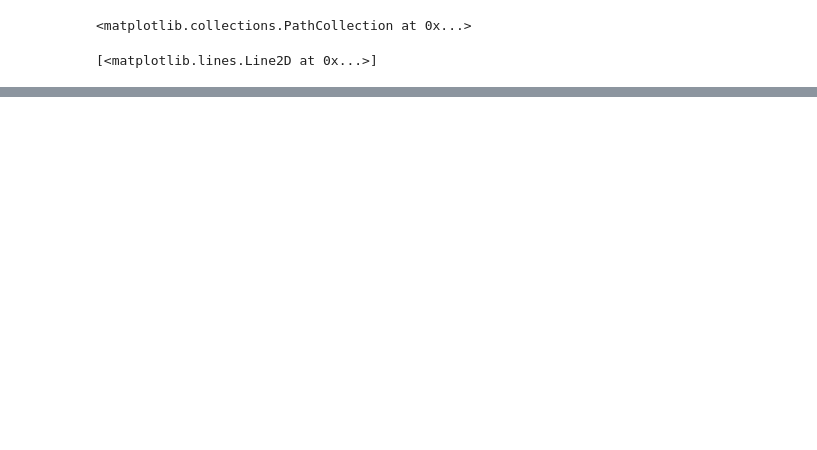
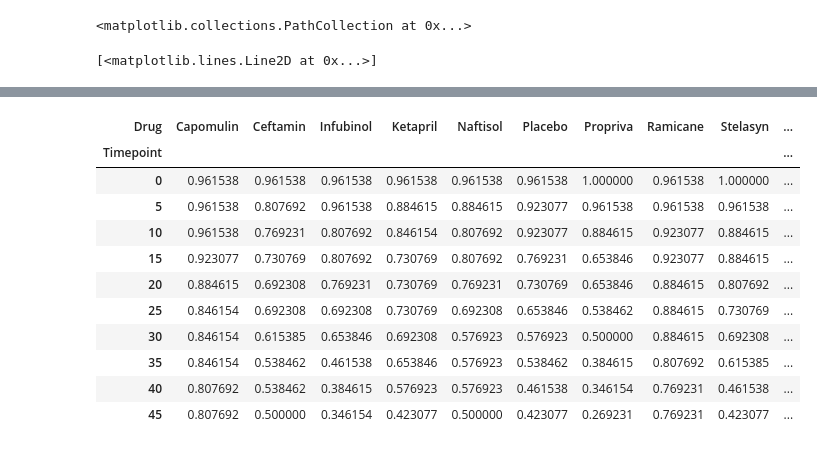
Before and after one commit to timothyyu/pymaceuticals-inc, a Jupyter notebook: main.ipynb, the cells around one changed output, grey strips where cells are left out. Cells and saved outputs as stored; diff of their text form; code cells hidden in the pictures; blank space fills up the shorter version.

```diff
--- a/main.ipynb
+++ b/main.ipynb
@@ -102,0 +144,29 @@ plt.show()
+# %%
+#Debugging
+#https://pandas.pydata.org/pandas-docs/stable/reshaping.html
+#https://pandas.pydata.org/pandas-docs/stable/generated/pandas.pivot_table.html
+def testfunc(num1):
+    num1 = float(num1)
+    percentage = num1/26
+    return percentage
+
+SR_df = merged_df.groupby(['Drug', 'Timepoint']).count()['Mouse ID']
+SR_indexreset_df = SR_df.reset_index()
+
+SR_indexreset_df= pd.pivot_table(SR_indexreset_df, index='Timepoint', columns='Drug', values='Mouse ID', aggfunc = testfunc)
+
+SR_indexreset_df= SR_indexreset_df
+SR_indexreset_df.head(45)
+# %% [output]
+| Drug | Capomulin | Ceftamin | Infubinol | Ketapril | Naftisol | Placebo | Propriva | Ramicane | Stelasyn | ... |
+| Timepoint |  |  |  |  |  |  |  |  |  | ... |
+| 0 | 0.961538 | 0.961538 | 0.961538 | 0.961538 | 0.961538 | 0.961538 | 1.000000 | 0.961538 | 1.000000 | ... |
+| 5 | 0.961538 | 0.807692 | 0.961538 | 0.884615 | 0.884615 | 0.923077 | 0.961538 | 0.961538 | 0.961538 | ... |
+| 10 | 0.961538 | 0.769231 | 0.807692 | 0.846154 | 0.807692 | 0.923077 | 0.884615 | 0.923077 | 0.884615 | ... |
+| 15 | 0.923077 | 0.730769 | 0.807692 | 0.730769 | 0.807692 | 0.769231 | 0.653846 | 0.923077 | 0.884615 | ... |
+| 20 | 0.884615 | 0.692308 | 0.769231 | 0.730769 | 0.769231 | 0.730769 | 0.653846 | 0.884615 | 0.807692 | ... |
+| 25 | 0.846154 | 0.692308 | 0.692308 | 0.730769 | 0.692308 | 0.653846 | 0.538462 | 0.884615 | 0.730769 | ... |
+| 30 | 0.846154 | 0.615385 | 0.653846 | 0.692308 | 0.576923 | 0.576923 | 0.500000 | 0.884615 | 0.692308 | ... |
+| 35 | 0.846154 | 0.538462 | 0.461538 | 0.653846 | 0.576923 | 0.538462 | 0.384615 | 0.807692 | 0.615385 | ... |
+| 40 | 0.807692 | 0.538462 | 0.384615 | 0.576923 | 0.576923 | 0.461538 | 0.346154 | 0.769231 | 0.461538 | ... |
+| 45 | 0.807692 | 0.500000 | 0.346154 | 0.423077 | 0.500000 | 0.423077 | 0.269231 | 0.769231 | 0.423077 | ... |
```
Also changed, not shown: parts of 6 cells of this notebook.
